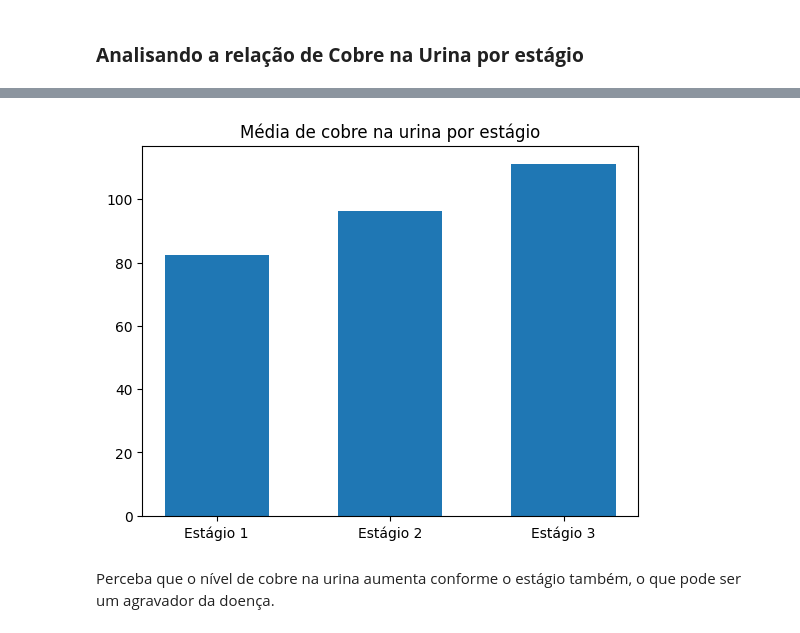
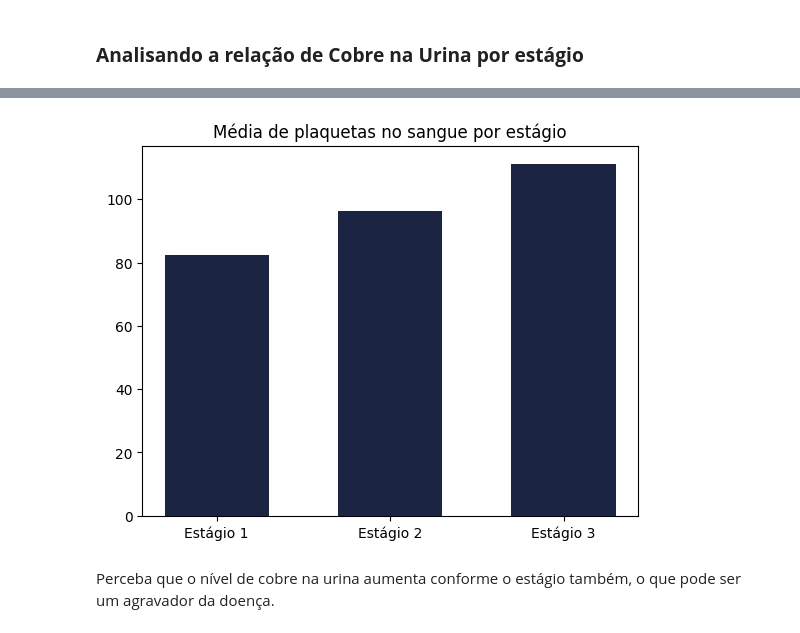
Before and after one commit to rodrigo0567/Cirrosifier-TRAINEES1, a Jupyter notebook: notebooks/eda_numericos.ipynb, the cells around one changed output, grey strips where cells are left out. Saved outputs shown, nothing was run; the diff lists cells and outputs as text; code cells hidden in the pictures.

```diff
--- a/notebooks/eda_numericos.ipynb
+++ b/notebooks/eda_numericos.ipynb
@@ -9,4 +9,4 @@ import matplotlib.pyplot as plt #Visualização de dados
 # %%
-"""Caminho dos Dados para EDA"""
-data_path = '..\data\dados_processados\liver_cirrhosis_v1.csv'
+# Caminho dos Dados para EDA
+data_path = r'..\data\dados_processados\liver_cirrhosis_v1.csv'
 # %%
@@ -46,4 +37,5 @@ def days_to_year(days) -> int:
 # %%
-df['Idade_ano'] = df['Idade'].apply(days_to_year)
+# Convertendo dias para anos
+df['Idade_ano'] = (df['Idade']/365).astype(int)
 df['Idade_ano']
 # %% [output]
@@ -384,20 +621,21 @@ Como a outra correlação selecionada possui mesma força porém inversa, o grá
 # %%
 media_cobre_estagio = df.groupby('Estágio')['Cobre_Urina(ug/dia)'].mean().reset_index()
 map = {
     1:'Estágio 1',
     2:'Estágio 2',
     3:'Estágio 3'
 }
-
-plt.bar(
+fig, ax = plt.subplots()
+ax.bar(
     media_cobre_estagio['Estágio'].map(map),
     media_cobre_estagio['Cobre_Urina(ug/dia)'],
-    width=0.6
+    width=0.6,
+    color="#1b2442"
 )
-plt.title('Média de cobre na urina por estágio')
+plt.title('Média de plaquetas no sangue por estágio')
 plt.show()
 # %% [output]
-[figure, old version]
+[figure, new version]
 # %% [markdown]
 Perceba que o nível de cobre na urina aumenta conforme o estágio também, o que pode ser um agravador da doença.
 # %% [markdown]
```
Also changed, not shown: parts of 71 cells of this notebook.
